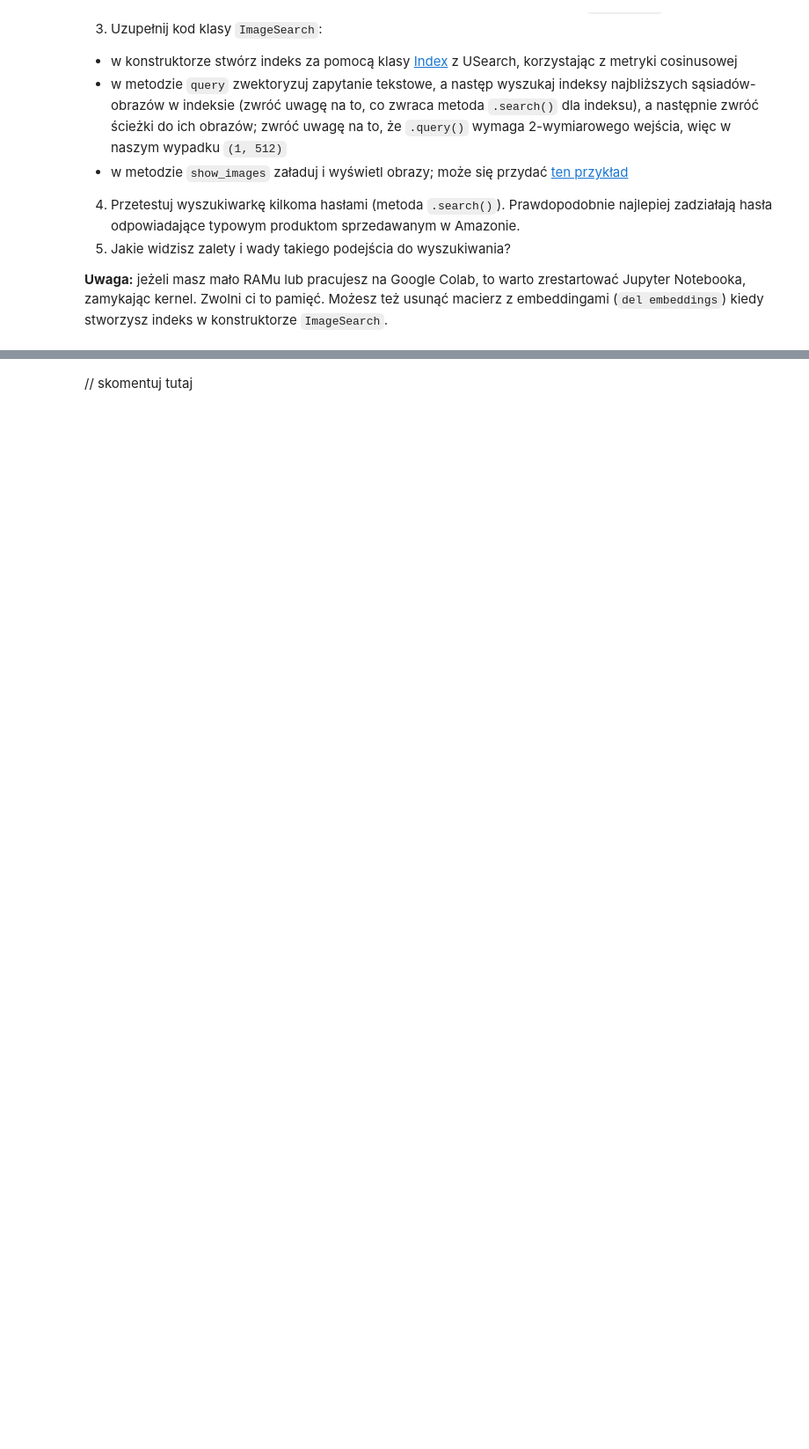
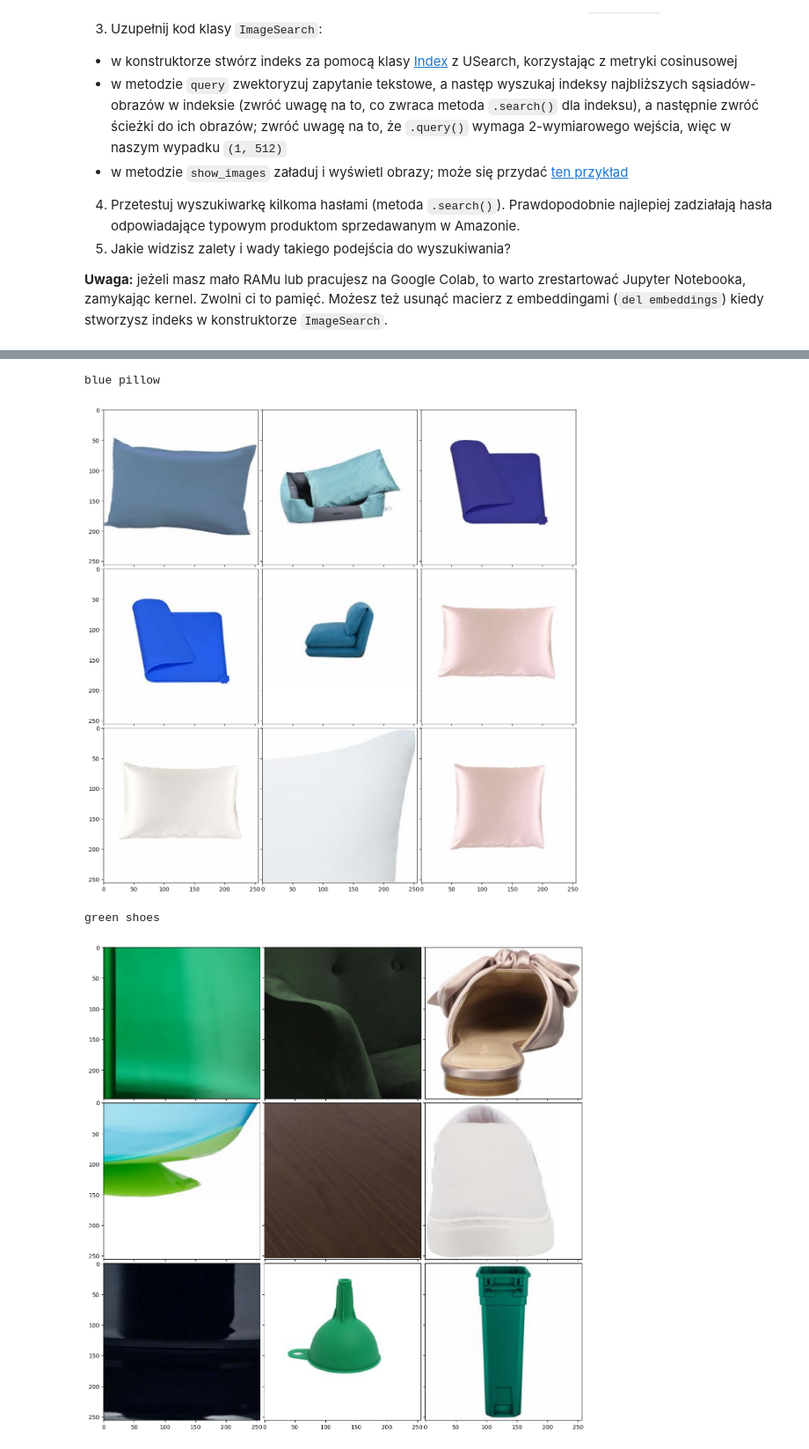
Before and after one commit to kanitsch/pum, a Jupyter notebook: 2-zadanie-domowe/notebook.ipynb, the cells around one changed output, grey strips where cells are left out. Shown at 88% size. Drawn from its saved outputs; the diff is of its cells as text; code cells hidden in the pictures; blank space fills up the shorter version.

```diff
--- a/2-zadanie-domowe/notebook.ipynb
+++ b/2-zadanie-domowe/notebook.ipynb
@@ -816,9 +842,10 @@ import joblib
 import torch
 from sentence_transformers import SentenceTransformer
 from tqdm.notebook import tqdm
+from PIL import Image
 
 
-MAX_IMAGES = 50000
+MAX_IMAGES = 5000
 BATCH_SIZE = joblib.cpu_count(only_physical_cores=True)
 
 
@@ -840,14 +867,16 @@ def vectorize_images(image_paths: pd.Series) -> np.ndarray:
         start_idx = 0
         for batch in batched(image_paths.iloc[:MAX_IMAGES], BATCH_SIZE):
             # update end_idx; remember to stop at MAX_IMAGES!
+            end_idx = min(start_idx + BATCH_SIZE, MAX_IMAGES)
 
             # load images with Image.open()
-
+            images = [Image.open(path) for path in batch]
             # calculate embeddings
-
+            img_emb = model.encode(images)
             # save embeddings in the embeddings array
-
+            embeddings[start_idx:end_idx] = img_emb
             # update start_idx
+            start_idx = end_idx
 
             pbar.update(BATCH_SIZE)
 
@@ -857,4 +895,5 @@ embeddings = vectorize_images(image_paths)
 # %%
+from mpl_toolkits.axes_grid1 import ImageGrid
 class ImageSearch:
     def __init__(self, image_paths: pd.Series, embeddings: np.ndarray):
         # change to Numpy array to avoid .iloc[] and just index with []
@@ -864,14 +903,31 @@ class ImageSearch:
         self.model = SentenceTransformer("clip-ViT-B-32", device=device)
 
         # create ANN index
-        self.index = ...
+        self.index = Index(ndim=512,metric='cos')
+        keys = np.arange(len(embeddings))
+        self.index.add(keys, embeddings)
 
     def search(self, text: str, n_neighbors: int = 9) -> None:
         image_paths = self.query(text, n_neighbors)
         self.show(image_paths)
 
-    def query(self, text: str, n_neighbors: int = 9) -> list[str]: ...
+    def query(self, text: str, n_neighbors: int = 9) -> list[str]:
+        text_embedding=self.model.encode(text)
+        vectorized_text=text_embedding.reshape(1,512)
+        matches = self.index.search(vectorized_text, n_neighbors)
+        return [self.image_paths[key] for key in matches.keys]
 
-    def show(self, image_paths: list[str]) -> None: ...
+
+    def show(self, image_paths: list[str]) -> None:
+      n=len(image_paths)
+      rows=(n+2)//3
+      cols=3
+      fig=plt.figure(figsize=(cols*5,rows*5))
+      grid=ImageGrid(fig,111,nrows_ncols=(rows,cols),axes_pad=0.1)
+      for ax, im in zip(grid, image_paths):
+          im=Image.open(im)
+          ax.imshow(im)
+
+      plt.show()
 # %%
 image_search = ImageSearch(image_paths, embeddings)
@@ -880,2 +943,14 @@ image_search.search("blue pillow")
-# %% [markdown]
-// skomentuj tutaj
+# %%
+print("blue pillow")
+image_search.search("blue pillow")
+print("\ngreen shoes")
+image_search.search("green shoes")
+print("\nwireless headphones")
+image_search.search("wireless headphones")
+print("\nbike")
+image_search.search("bike")
+# %% [output]
+blue pillow
+[figure, added]
+green shoes
+[figure, added]
```
Also changed, not shown: parts of 7 cells of this notebook.
